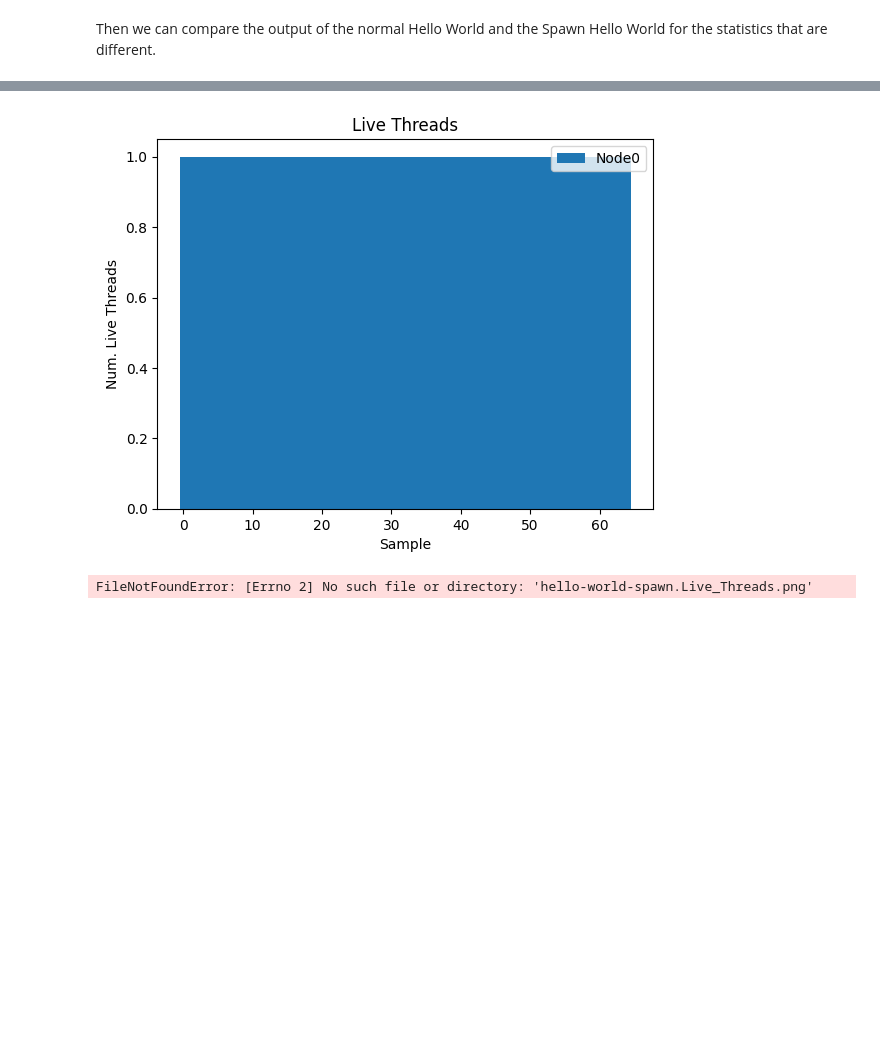
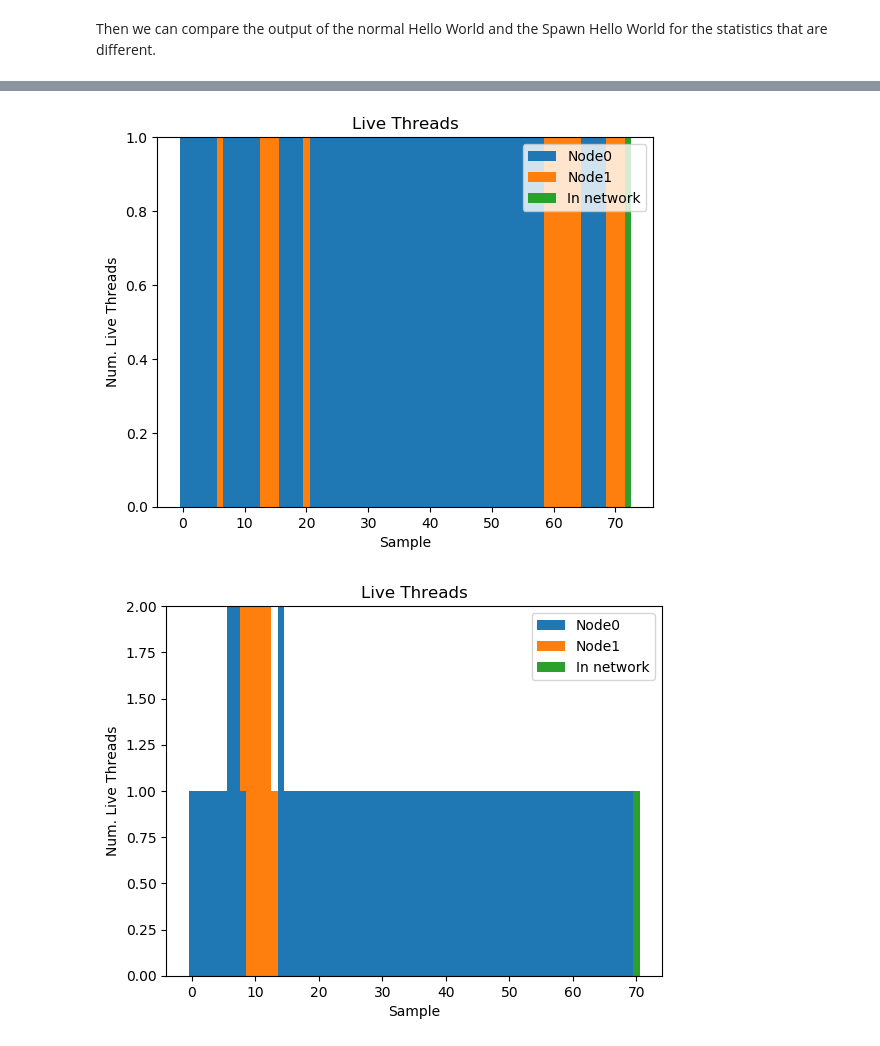
Before and after one commit to gt-crnch-rg/lucata-pathfinder-tutorial, a Jupyter notebook: code/01-hello-world/NB01.1-Plotting.ipynb, the cells around one changed output, grey strips where cells are left out. Cells and saved outputs as stored; diff of their text form; code cells hidden in the pictures; blank space fills up the shorter version.

Commit message:
Updating plotting NB to use emusim_profile as well.

```diff
--- a/code/01-hello-world/NB01.1-Plotting.ipynb
+++ b/code/01-hello-world/NB01.1-Plotting.ipynb
@@ -175,12 +353,12 @@ Then we can compare the output of the normal Hello World and the Spawn Hello Wor
 # %%
-display(Image(filename="hello-world.Live_Threads.png"))
-display(Image(filename="hello-world-spawn.Live_Threads.png"))
-display(Image(filename="hello-world.Thread_Activity.png"))
-display(Image(filename="hello-world-spawn.Thread_Activity.png"))
-display(Image(filename="hello-world.MSP_Activity.png"))
-display(Image(filename="hello-world-spawn.MSP_Activity.png"))
-display(Image(filename="hello-world_total_instructions.png"))
-display(Image(filename="hello-world-spawn_total_instructions.png"))
+display(Image(filename="profile_hello-world/hello-world.Live_Threads.png"))
+display(Image(filename="profile_hello-world-spawn-at/hello-world-spawn-at.Live_Threads.png"))
+#display(Image(filename="profile_hello-world/hello-world.Thread_Activity.png"))
+#display(Image(filename="profile_hello-world-spawn-at/hello-world-spawn-at.Thread_Activity.png"))
+display(Image(filename="profile_hello-world/hello-world.MSP_Activity.png"))
+display(Image(filename="profile_hello-world-spawn-at/hello-world-spawn-at.MSP_Activity.png"))
+display(Image(filename="profile_hello-world/hello-world_total_instructions.png"))
+display(Image(filename="profile_hello-world-spawn-at/hello-world-spawn-at_total_instructions.png"))
 # %% [output]
-[figure, old version]
+[figure, new version]
-FileNotFoundError: [Errno 2] No such file or directory: 'hello-world-spawn.Live_Threads.png'
+[figure, added]
```
Also changed, not shown: parts of 29 cells of this notebook.
